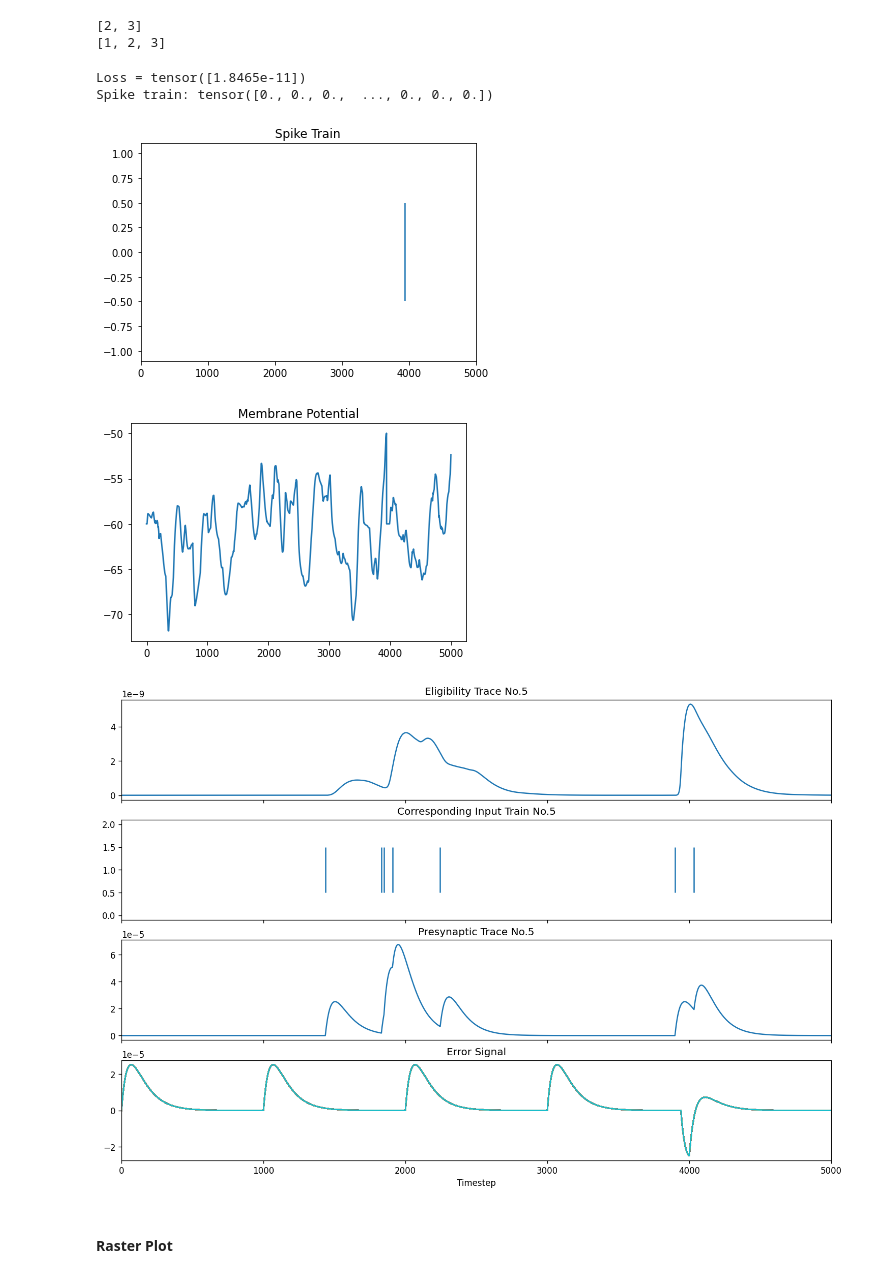
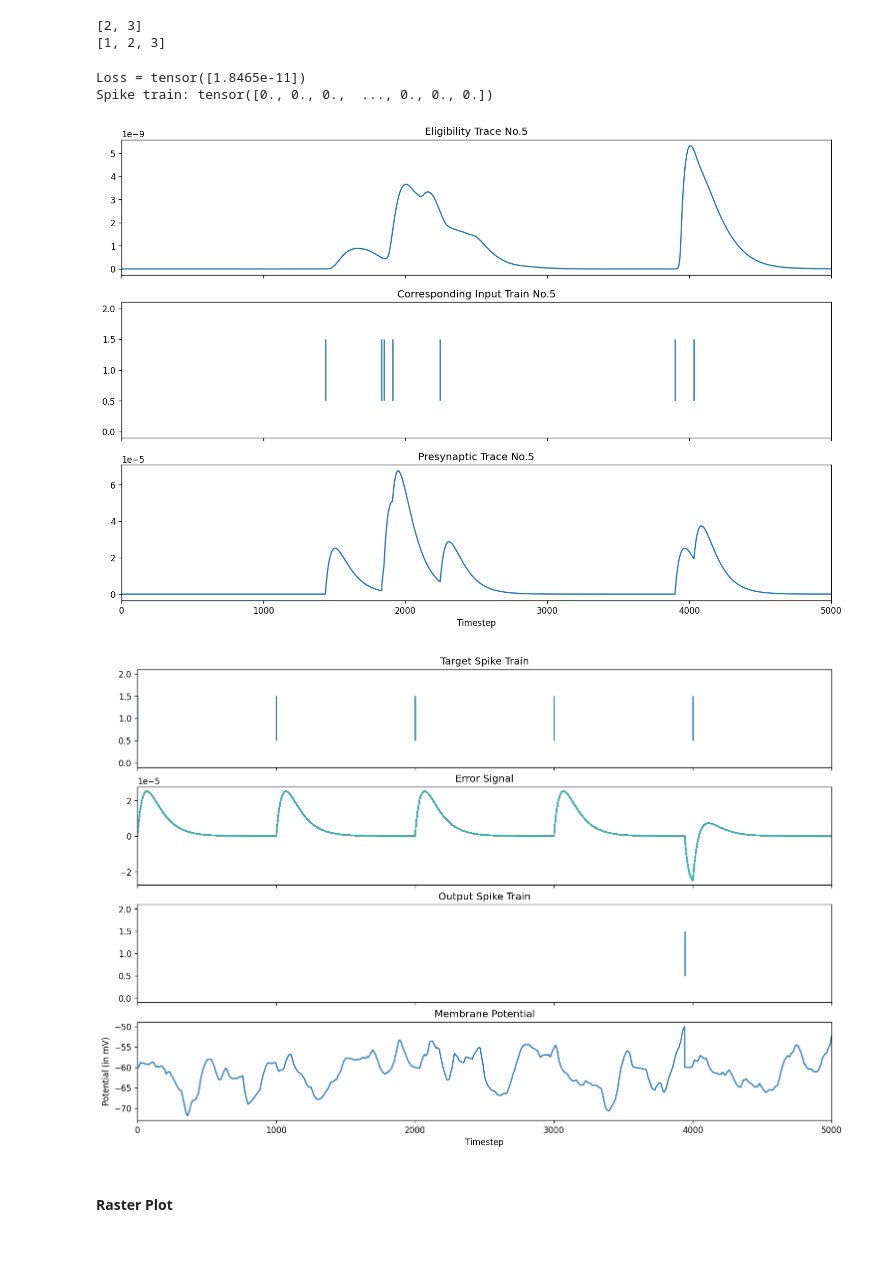
Before and after one commit to divyanshgupt/Unreliable-Transmission, a Jupyter notebook: Superspike implementation.ipynb, the cells around one changed output. Drawn from its saved outputs; the diff is of its cells as text; code cells hidden in the pictures; blank space fills up the shorter version.

Commit message:
slightly cleaner code, better plotting functions

```diff
--- a/Superspike implementation.ipynb
+++ b/Superspike implementation.ipynb
@@ -538,13 +538,10 @@ for i in tqdm(range(epochs)):
   reset = 0
   for t in range(nb_steps):
 
-    weighted_inp = torch.sum(input_trains[:, t] * weights)
-
     out = spike_fn(mem, thres)
 
     spk_rec.append(out)
     mem_rec.append(mem)
-
 
     # refractory period = 5 ms = 50 timesteps of 0.1 ms each
     if t < 50:
@@ -556,7 +553,7 @@ for i in tqdm(range(epochs)):
     else:
       reset = 0
 
-
+    weighted_inp = torch.sum(input_trains[:, t] * weights)
     new_syn = alpha*syn + weighted_inp
     new_mem = (beta*mem + syn*(1 - beta) + u_rest*(1 - beta))*(1 - reset) + (reset * u_rest)
 
@@ -567,13 +564,10 @@ for i in tqdm(range(epochs)):
     presynaptic_traces = presynaptic_trace(last_presynaptic_traces[0],
                                            last_presynaptic_traces[1],
                                            input_trains[:, t], args)
-
     last_presynaptic_traces = presynaptic_traces
     pre_trace_rec.append(presynaptic_traces[1])
-    ##pre_trace_rec.append(presynaptic_traces)
 
     # evaluate hebbian coincidence
-
     h = mem - thres
     post = 1 / (1 + torch.abs(h))**2
     hebbian = post * presynaptic_traces[1]
@@ -582,63 +576,45 @@ for i in tqdm(range(epochs)):
     synaptic_eligibility = eligibility_trace2(last_eligibility_traces[0],
                                               last_eligibility_traces[1],
                                               hebbian, args)
-
     last_eligibility_traces = synaptic_eligibility
-
     eligibility_rec.append(synaptic_eligibility[1])
 
+    # error signal
     error = error_signal2(last_error_values[0], last_error_values[1],
                           out, target[t], args)
-
     last_error_values = error
     error_rec.append(error[1])
+
     # for minibatching weight updates in time
-  #  print("Error shape:", error[1].shape)
-  #  print("Eligibility Shape:", synaptic_eligibility[1].shape)
+    m += error[1] * synaptic_eligibility[1]
+  weights += m
 
-    m += error[1] * synaptic_eligibility[1]
-
-  #  print("\n")
-  #print(m.shape)
-  #print(m)
-  weights += m
+  # loss evaluation
   spk_rec = torch.stack(spk_rec, dim=0)
   loss = van_rossum_loss(spk_rec, target, args)
   print("Loss =", loss)
   loss_rec.append(loss)
 
-
+  # stacking and flattening recordings
   spk_rec = torch.flatten(spk_rec)
   print("Spike train:", spk_rec)
-
-  plot_single_train(spk_rec, nb_steps, timestep_size)
-  plt.title("Spike Train")
-  plt.show()
-
-  plt.plot(mem_rec)
-  plt.title("Membrane Potential")
-  plt.show()
-
   error_rec = torch.stack(error_rec, dim=0)
- # plt.plot(error_rec)
- # plt.show()
-
   eligibility_rec = torch.stack(eligibility_rec, dim=1)
   pre_trace_rec = torch.stack(pre_trace_rec, dim = 1)
 
   j = 5
   #plot_traces(eligibility_rec, pre_trace_rec, input_trains, j)
-  plot_traces2(eligibility_rec, pre_trace_rec, input_trains, error_rec, j)
+  plot_traces2(eligibility_rec, pre_trace_rec, input_trains, j)
 
+  plot_neuron_dynamics(mem_rec, spk_rec, error_rec, target)
 
 #print(loss_rec)
 #plt.plot(loss_rec)
 # %% [output]
 Loss = tensor([1.8465e-11])
 Spike train: tensor([0., 0., 0.,  ..., 0., 0., 0.])
-[figure, old version]
+[figure, new version]
-[figure, old version]
+[figure, new version]
-[figure, removed]
 # %% [markdown]
 #### Raster Plot
 # %%
```
Also changed, not shown: parts of 1 cell of this notebook.
